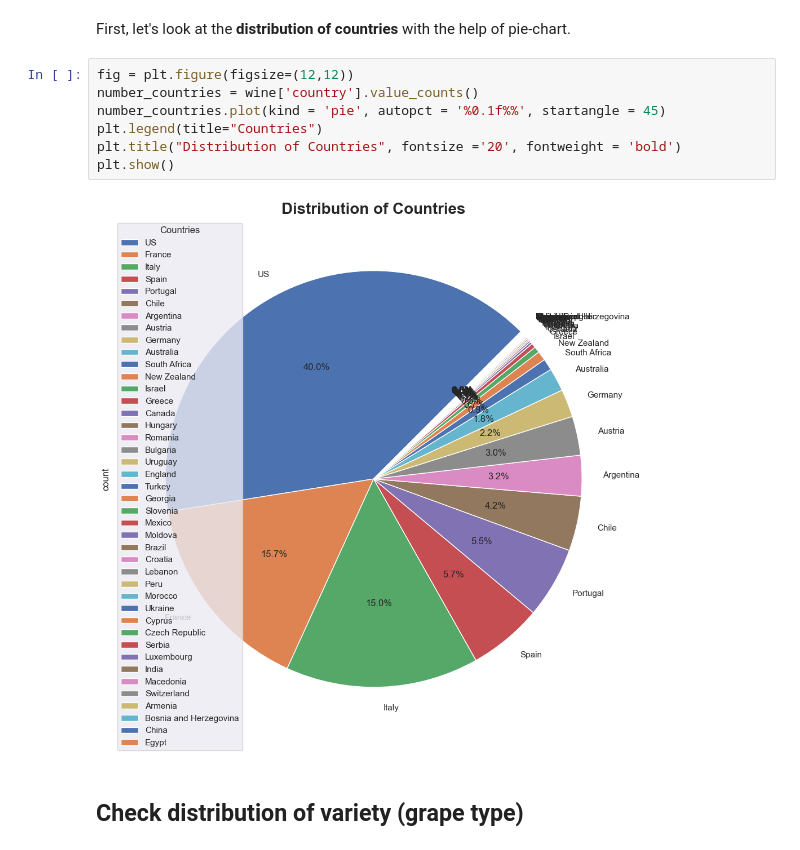
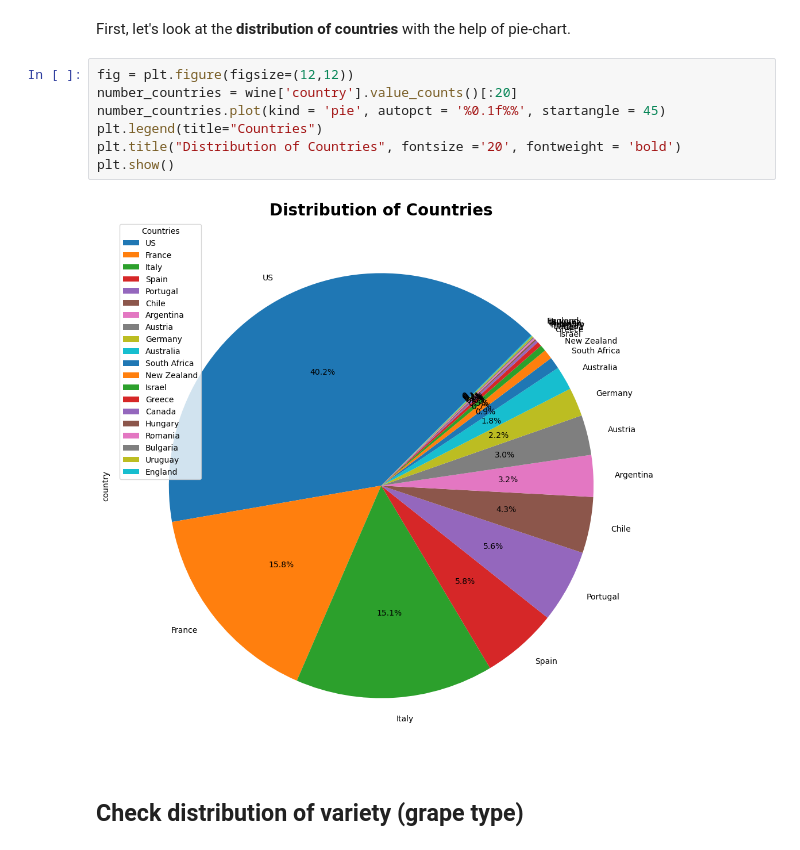
Before and after one commit to VishyFishy02/Somm_Wine_Reccomendation, a Jupyter notebook: Exploratory_Data_Analysis/EDA.ipynb, the cells around one changed output. Drawn from its saved outputs; the diff is of its cells as text.

```diff
--- a/Exploratory_Data_Analysis/EDA.ipynb
+++ b/Exploratory_Data_Analysis/EDA.ipynb
@@ -308,13 +350,13 @@ wine_rev_concat.to_csv('../Data/Cleaned Data/wine_cleaned_rev_concat.csv', index
 First, let's look at the **distribution of countries** with the help of pie-chart.
 # %%
 fig = plt.figure(figsize=(12,12))
-number_countries = wine['country'].value_counts()
+number_countries = wine['country'].value_counts()[:20]
 number_countries.plot(kind = 'pie', autopct = '%0.1f%%', startangle = 45)
 plt.legend(title="Countries")
 plt.title("Distribution of Countries", fontsize ='20', fontweight = 'bold')
 plt.show()
 # %% [output]
-[figure, old version]
+[figure, new version]
 # %% [markdown]
 ## Check distribution of variety (grape type)
 # %% [markdown]
```
Also changed, not shown: parts of 35 cells of this notebook.
